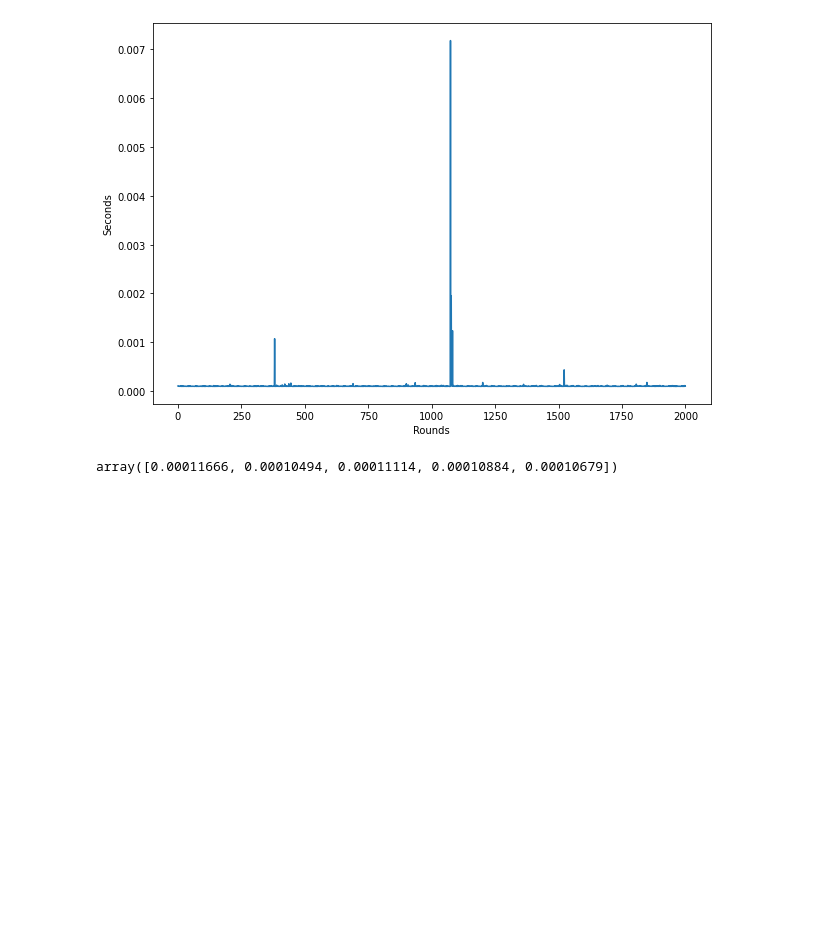
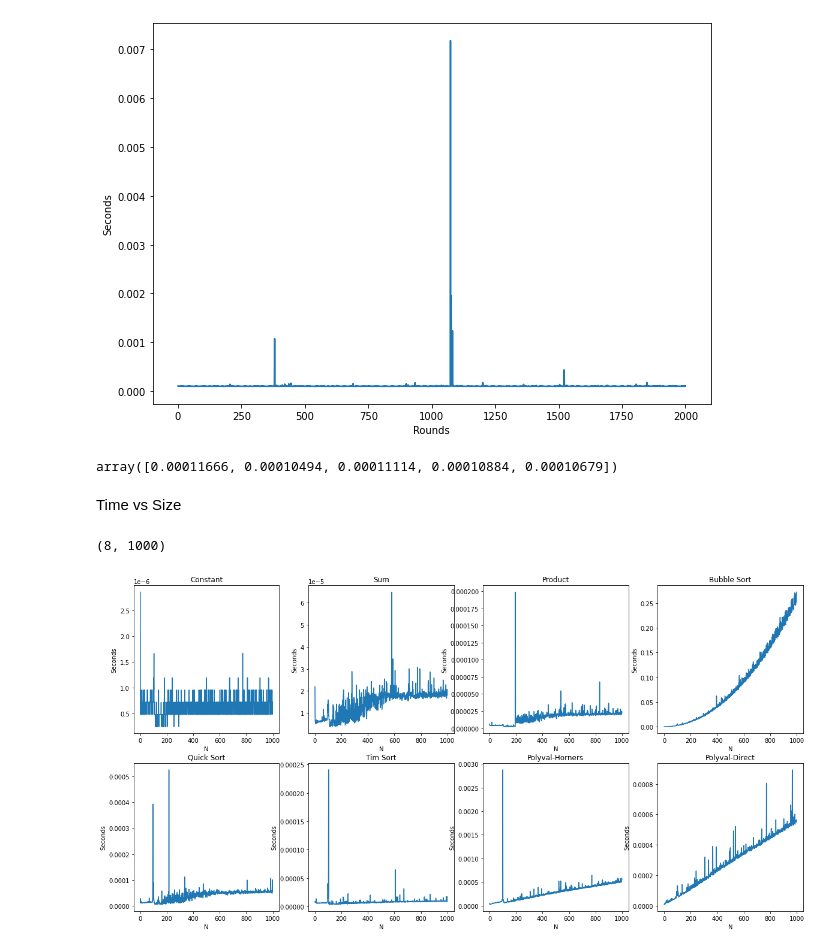
Before and after one commit to skozh/ADA1, a Jupyter notebook: Task1.ipynb, the cells around one changed output. Saved outputs shown, nothing was run; the diff lists cells and outputs as text; code cells hidden in the pictures; blank space fills up the shorter version.

```diff
--- a/Task1.ipynb
+++ b/Task1.ipynb
@@ -140,3 +140,26 @@ plt.show()
 mat_time_averages
 # %% [output]
 array([0.00011666, 0.00010494, 0.00011114, 0.00010884, 0.00010679])
+# %% [markdown]
+Time vs Size
+# %%
+time_elapsed_n = np.zeros((8, 1000))
+for n in range(1000):
+  v = generate_rv(arr=n)
+  for op in range(8):
+            start_time = time.time()
+            y = fun_operation(v, op)
+            time_elapsed_n[op][n] = (time.time() - start_time)
+# %%
+time_elapsed_n.shape
+# %% [output]
+(8, 1000)
+# %%
+fig = plt.figure(figsize=(20, 10))
+for i in range(8):
+  plt.subplot(2, 4, i+1).set_title(headers[i])
+  plt.plot(time_elapsed_n[i])
+  plt.xlabel("N")
+  plt.ylabel("Seconds")
+# %% [output]
+[figure, added]
```
